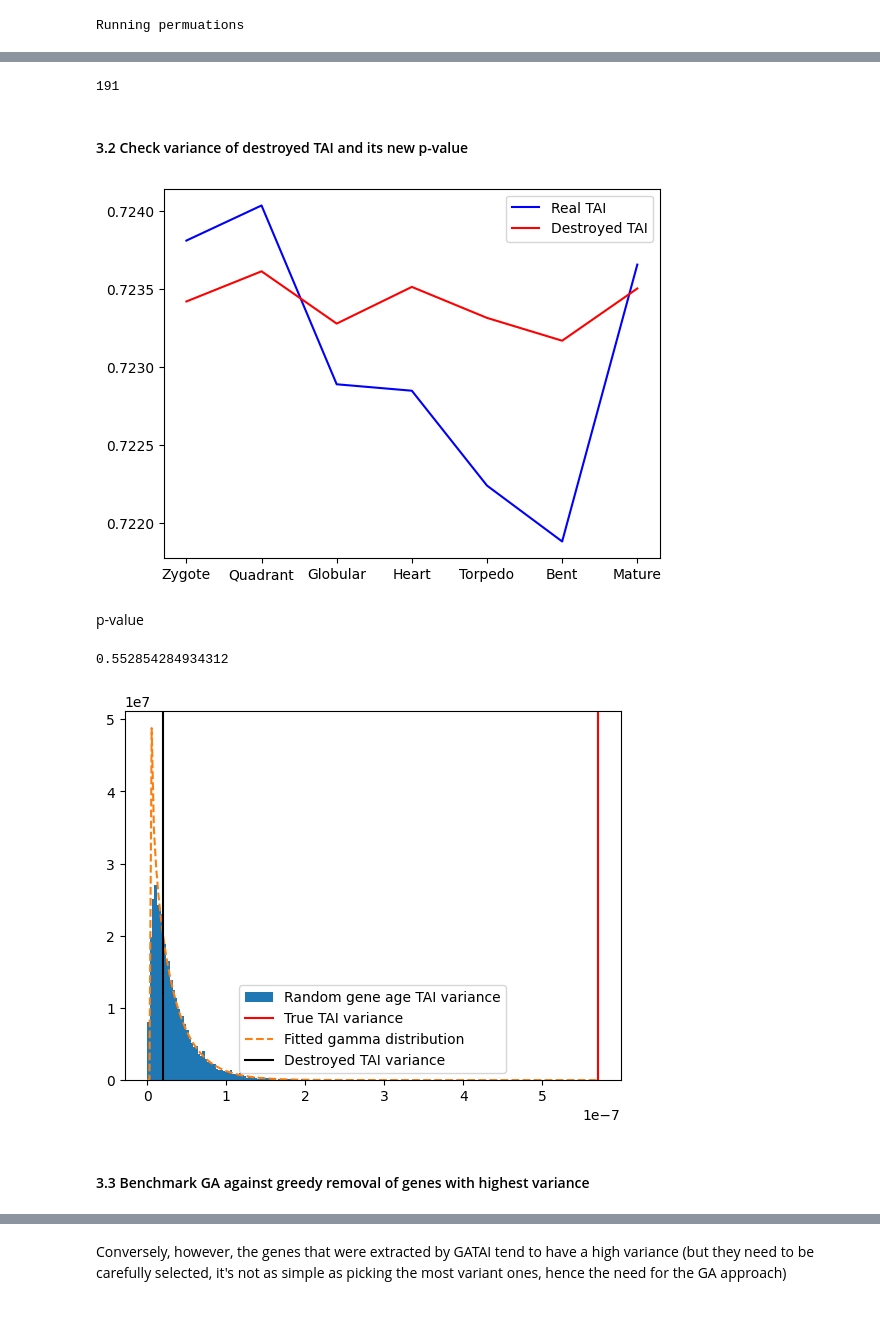
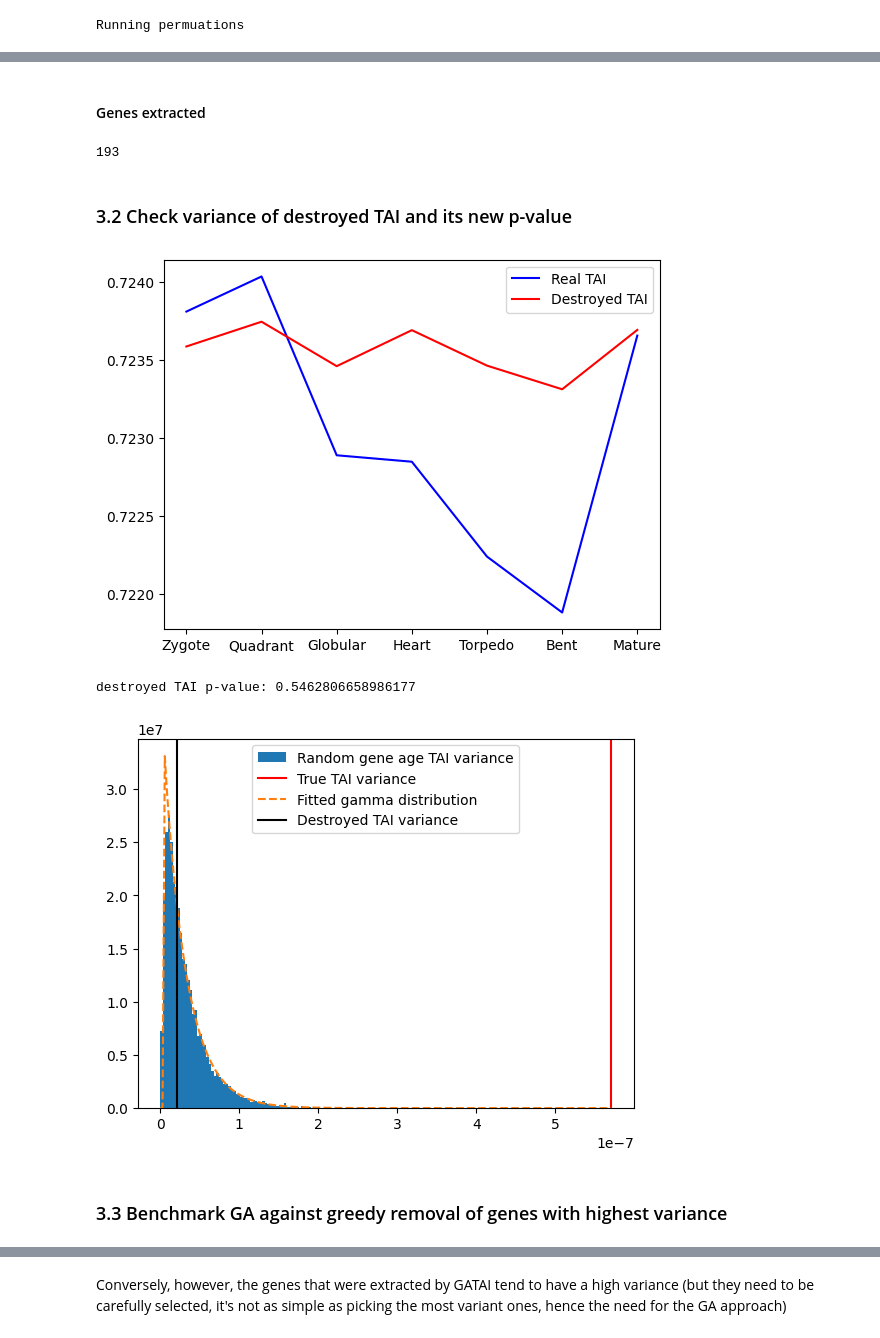
Before and after one commit to nifets-PhD/GATAI-reproduction, a Jupyter notebook: tai_destroyer.ipynb, the cells around one changed output, grey strips where cells are left out. Cells and saved outputs as stored; diff of their text form; code cells hidden in the pictures.

```diff
--- a/tai_destroyer.ipynb
+++ b/tai_destroyer.ipynb
@@ -6,8 +6,8 @@
 
 The `transformation` value can be one of `"none"`, `"sqrt"` or `"log"`, which determines how the expression data should be transformed in order to reduce outlier influence.
 # %%
-data_path = "data/Athaliana.csv"
-transformation = "sqrt"
+data_path: str = "data/Athaliana.csv"
+transformation: str = "sqrt"
 # %%
 from my_gatai import Expression_data
 
@@ -81,6 +94,7 @@ Note that the transformation used for the expression data heavily influences the
 
 Also, with transformations applied, older genes are better represented
 # %%
+%%capture
 from my_gatai import get_extracted_genes
 
-genes = get_extracted_genes(expression_data, permutation_comp_vars)
+ga_genes = get_extracted_genes(expression_data, permutation_comp_vars)
@@ -105,4 +101,6 @@ gen     island  Num removed     Variance
+# %% [markdown]
+#### Genes extracted
 # %%
-len(genes)
+len(ga_genes)
 # %% [output]
-191
+193
@@ -109,21 +109,19 @@ len(genes)
 # %% [markdown]
-#### 3.2 Check variance of destroyed TAI and its new p-value
+### 3.2 Check variance of destroyed TAI and its new p-value
 # %%
-new_data = expression_data.remove_genes(genes)
+new_data = expression_data.remove_genes(ga_genes)
 plt.plot(expression_data.tai, label="Real TAI", color="blue")
 plt.plot(new_data.tai, label="Destroyed TAI", color="red")
 
 plt.legend()
 plt.show()
 # %% [output]
-[figure, old version]
+[figure, new version]
-# %% [markdown]
-p-value
 # %%
 new_tai_var = np.var(new_data.tai).item()
-print(stats.gamma.sf(new_tai_var, a, loc=loc, scale=scale))
+print("destroyed TAI p-value:", stats.gamma.sf(new_tai_var, a, loc=loc, scale=scale))
 # %% [output]
-0.552854284934312
+destroyed TAI p-value: 0.5462806658986177
 # %%
 plt.hist(permutation_comp_vars, density=True, bins=100, label="Random gene age TAI variance")
 plt.axvline(x=tai_var, label="True TAI variance", color="red")
@@ -136,7 +134,7 @@ plt.axvline(x=new_tai_var, label="Destroyed TAI variance", color="black")
 plt.legend()
 plt.show()
 # %% [output]
-[figure, old version]
+[figure, new version]
 # %% [markdown]
-#### 3.3 Benchmark GA against greedy removal of genes with highest variance
+### 3.3 Benchmark GA against greedy removal of genes with highest variance
 # %%
```
Also changed, not shown: parts of 25 cells of this notebook, 3 other files.
